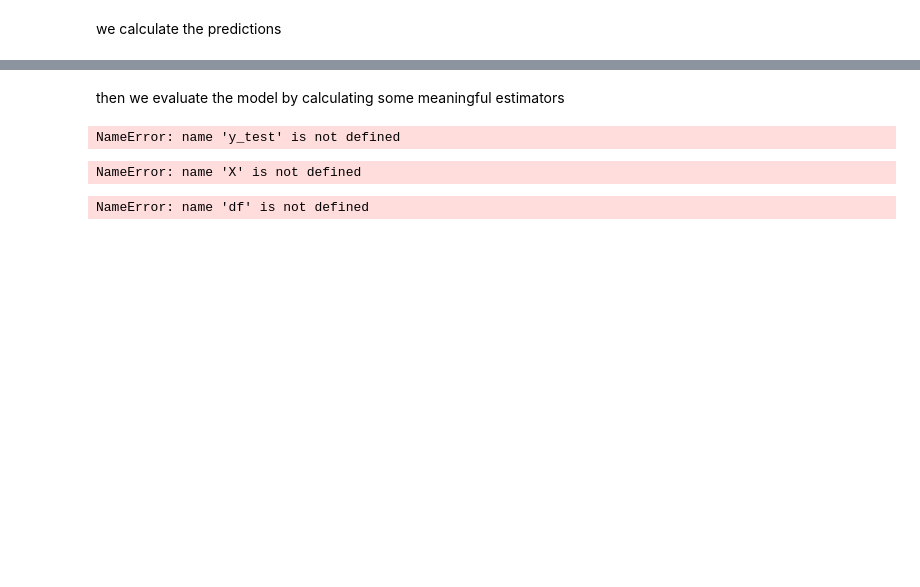
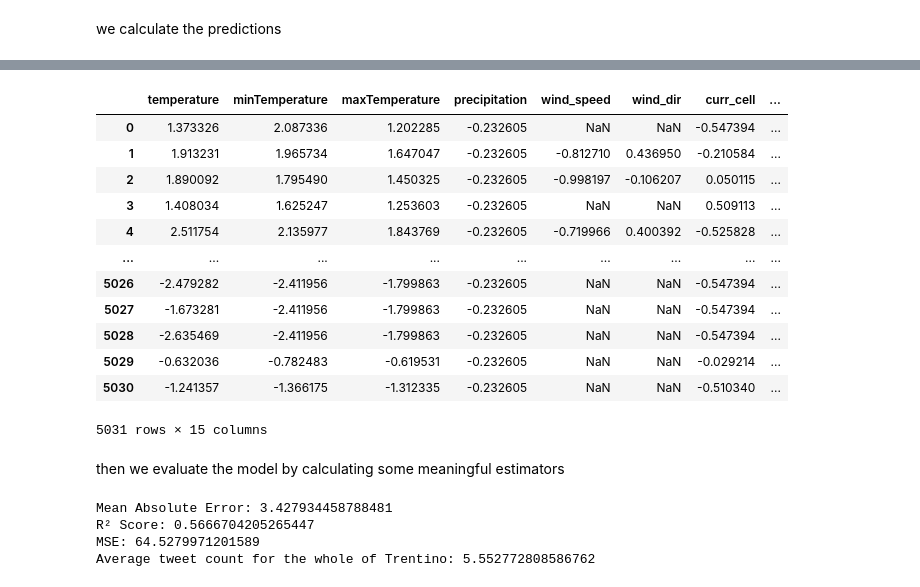
Before and after one commit to giorgiomi/social-pulse-predictor, a Jupyter notebook: notebooks/Regression.ipynb, the cells around one changed output, grey strips where cells are left out. Cells and saved outputs as stored; diff of their text form; code cells hidden in the pictures; blank space fills up the shorter version.

```diff
--- a/notebooks/Regression.ipynb
+++ b/notebooks/Regression.ipynb
@@ -120,3 +145,19 @@ NameError: name 'X_test' is not defined
+# %%
+X
+# %% [output]
+|  | temperature | minTemperature | maxTemperature | precipitation | wind_speed | wind_dir | curr_cell | ... |
+| 0 | 1.373326 | 2.087336 | 1.202285 | -0.232605 | NaN | NaN | -0.547394 | ... |
+| 1 | 1.913231 | 1.965734 | 1.647047 | -0.232605 | -0.812710 | 0.436950 | -0.210584 | ... |
+| 2 | 1.890092 | 1.795490 | 1.450325 | -0.232605 | -0.998197 | -0.106207 | 0.050115 | ... |
+| 3 | 1.408034 | 1.625247 | 1.253603 | -0.232605 | NaN | NaN | 0.509113 | ... |
+| 4 | 2.511754 | 2.135977 | 1.843769 | -0.232605 | -0.719966 | 0.400392 | -0.525828 | ... |
+| ... | ... | ... | ... | ... | ... | ... | ... | ... |
+| 5026 | -2.479282 | -2.411956 | -1.799863 | -0.232605 | NaN | NaN | -0.547394 | ... |
+| 5027 | -1.673281 | -2.411956 | -1.799863 | -0.232605 | NaN | NaN | -0.547394 | ... |
+| 5028 | -2.635469 | -2.411956 | -1.799863 | -0.232605 | NaN | NaN | -0.547394 | ... |
+| 5029 | -0.632036 | -0.782483 | -0.619531 | -0.232605 | NaN | NaN | -0.029214 | ... |
+| 5030 | -1.241357 | -1.366175 | -1.312335 | -0.232605 | NaN | NaN | -0.510340 | ... |
+5031 rows × 15 columns
 # %% [markdown]
 then we evaluate the model by calculating some meaningful estimators
 # %%
@@ -127,29 +168,13 @@ mse = mean_squared_error(y_test, y_pred)
 print(f"Mean Absolute Error: {mae}")
 print(f"R² Score: {r2}")
 print(f"MSE: {mse}")
+
+# average tweet count Trentino
+average_tweet_count_trentino = df['tweet_count'].mean()
+
+print(f"Average tweet count for the whole of Trentino: {average_tweet_count_trentino}")
 # %% [output]
-NameError: name 'y_test' is not defined
+Mean Absolute Error: 3.427934458788481
+R² Score: 0.5666704205265447
+MSE: 64.5279971201589
+Average tweet count for the whole of Trentino: 5.552772808586762
-# %%
-# Predict the Twitter count for all municipalities and timeslots
-y_pred_full = rf_regressor.predict(X)
-
-# Add the predictions to the original grouped data
-df['predicted_tweet_count'] = y_pred_full
-
-# Example: You can explore the distribution of tweets by plotting a histogram
-import matplotlib.pyplot as plt
-
-plt.hist(df['predicted_tweet_count'], bins=20, edgecolor='k', alpha=0.7)
-plt.title('Distribution of Predicted Tweet Counts in Trentino')
-plt.xlabel('Predicted Tweet Count')
-plt.ylabel('Frequency')
-plt.show()
-
-# Now you can survey the distribution of predicted tweet counts in Trentino
-df[['day_of_week','municipality.name', 'hour_category', 'predicted_tweet_count', 'tweet_count']]
-# %% [output]
-NameError: name 'X' is not defined
-# %%
-df_sorted = df.sort_values(by='tweet_count')
-# %% [output]
-NameError: name 'df' is not defined
```
Also changed, not shown: parts of 23 cells of this notebook, 1 other file.
